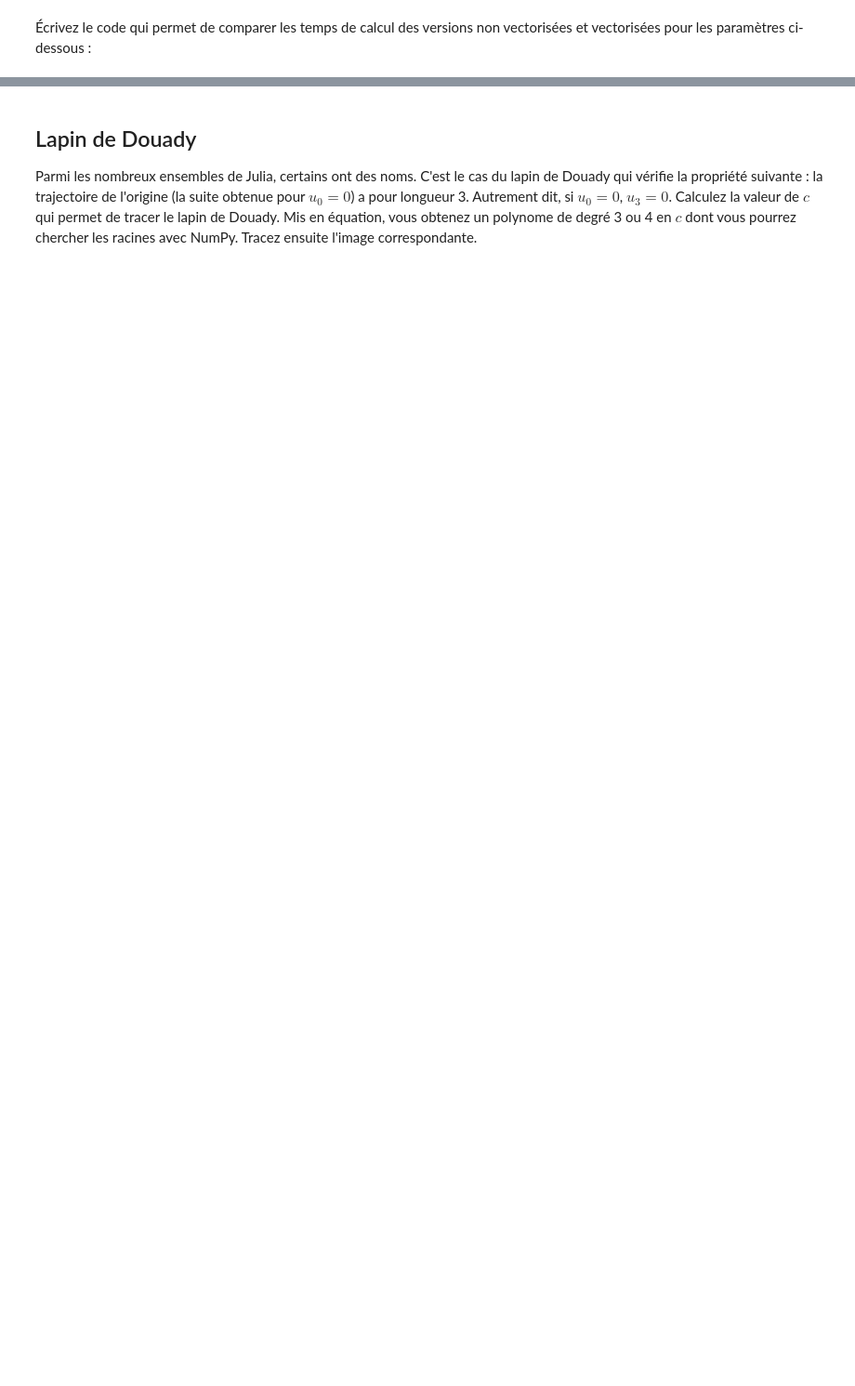
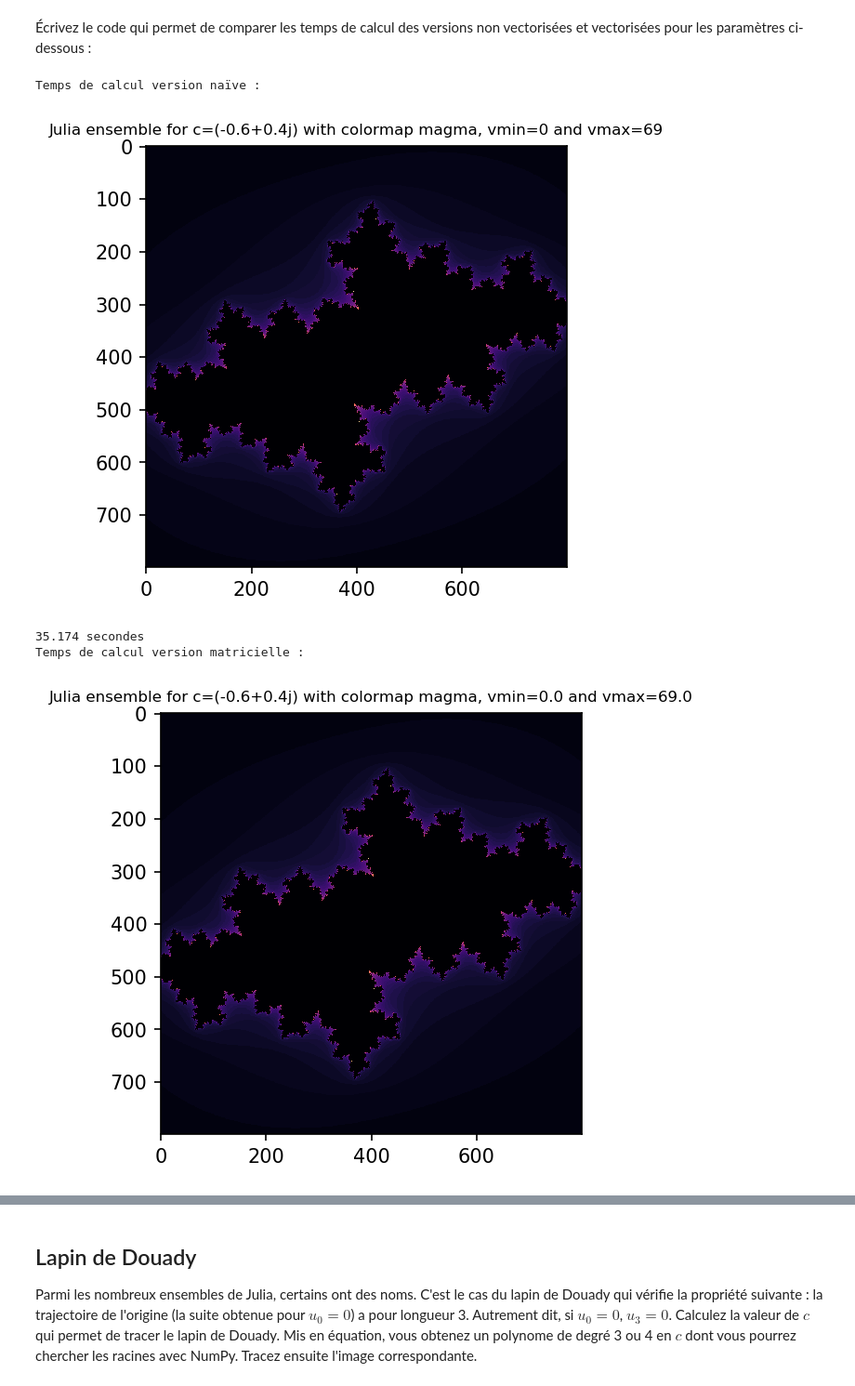
Before and after one commit to yapa-loulou/Julia, a Jupyter notebook: TP_2A_vecto_julia-sujet.ipynb, the cells around one changed output, grey strips where cells are left out. Shown at 93% size. Saved outputs shown, nothing was run; the diff lists cells and outputs as text; code cells hidden in the pictures; blank space fills up the shorter version.

```diff
--- a/TP_2A_vecto_julia-sujet.ipynb
+++ b/TP_2A_vecto_julia-sujet.ipynb
@@ -595,0 +612,19 @@ cadrage = {'xmin': -1.25, 'xmax': 1.25, 'ymin': -1.25, 'ymax': 1.25, 'width': 80
+# %%
+c = -0.6 + 0.4j
+cadrage = {'xmin': -1.25, 'xmax': 1.25, 'ymin': -1.25, 'ymax': 1.25, 'width': 800, 'height': 800}
+print('Temps de calcul version naïve :')
+t1 = time.perf_counter()
+build_image(c=c, cadrage=cadrage, mode='auto')
+t2 = time.perf_counter()
+print(round(t2 - t1, 3), 'secondes')
+print('Temps de calcul version matricielle :')
+t1 = time.perf_counter()
+calcul_img_vect(c=c, cadrage=cadrage, mode='auto')
+t2 = time.perf_counter()
+print(round(t2 - t1, 3), 'secondes')
+# %% [output]
+Temps de calcul version naïve :
+[figure, added]
+35.174 secondes
+Temps de calcul version matricielle :
+[figure, added]
```
Also changed, not shown: parts of 18 cells of this notebook.
